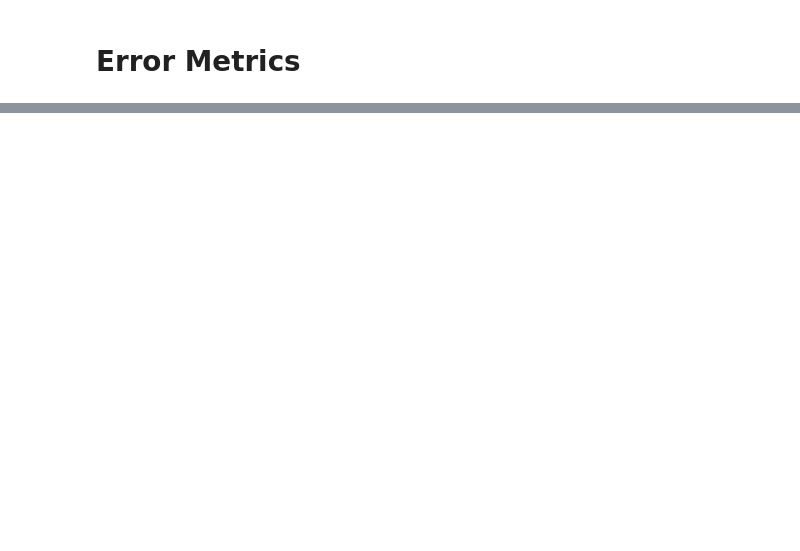
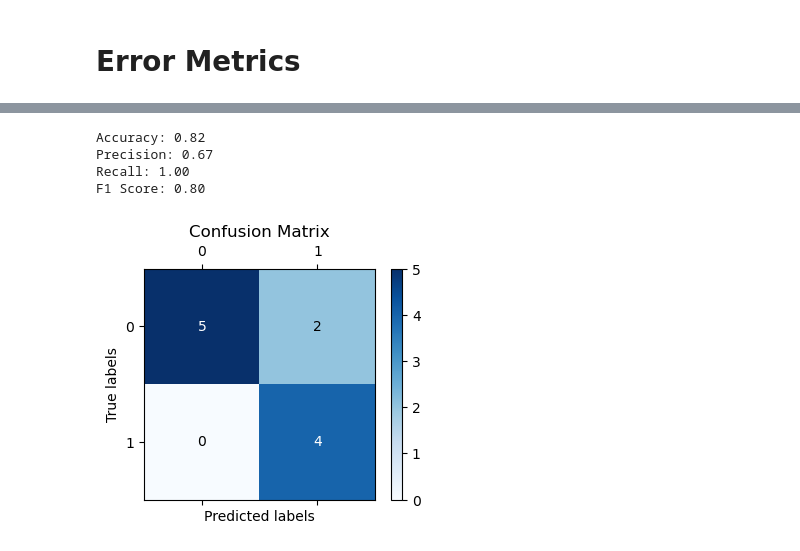
Before and after one commit to Jordanbarker/jordanbarker.github.io, a Jupyter notebook: Jupyter_Notebooks/ErrorMetrics.ipynb, the cells around one changed output, grey strips where cells are left out. Cells and saved outputs as stored; diff of their text form; code cells hidden in the pictures; blank space fills up the shorter version.

```diff
--- a/Jupyter_Notebooks/ErrorMetrics.ipynb
+++ b/Jupyter_Notebooks/ErrorMetrics.ipynb
@@ -50,0 +112,39 @@ df
+# %%
+import numpy as np
+import matplotlib.pyplot as plt
+from sklearn.metrics import confusion_matrix, accuracy_score, precision_score, recall_score, f1_score
+
+def eval_classification_perf(y_true, y_pred):
+    accuracy = accuracy_score(y_true, y_pred)
+    precision = precision_score(y_true, y_pred)
+    recall = recall_score(y_true, y_pred)
+    f1 = f1_score(y_true, y_pred)
+
+    print(f'Accuracy: {accuracy:.2f}')
+    print(f'Precision: {precision:.2f}')
+    print(f'Recall: {recall:.2f}')
+    print(f'F1 Score: {f1:.2f}')
+
+    # Plot confusion matrix
+    cm = confusion_matrix(y_true, y_pred)
+    fig, ax = plt.subplots(figsize=(4, 3))
+    cax = ax.matshow(cm, cmap='Blues')
+    plt.colorbar(cax)
+    ax.set_xticks([0, 1])
+    ax.set_yticks([0, 1])
+    ax.set_xticklabels([0, 1])
+    ax.set_yticklabels([0, 1])
+
+    # Choose text color based on the background
+    threshold = cm.max() / 2.
+    for i in range(cm.shape[0]):
+        for j in range(cm.shape[1]):
+            color = "white" if cm[i, j] > threshold else "black"
+            ax.text(j, i, format(cm[i, j], 'd'),
+                    ha="center", va="center",
+                    color=color)
+
+    ax.set_xlabel('Predicted labels')
+    ax.set_ylabel('True labels')
+    plt.title('Confusion Matrix')
+    plt.show()
@@ -50,0 +156,11 @@ df
+# %%
+y_true = [1, 1, 1, 1, 0, 0, 0, 0, 0, 0, 0]
+y_pred = [1, 1, 1, 1, 0, 0, 0, 0, 0, 1, 1]
+
+eval_classification_perf(y_true, y_pred)
+# %% [output]
+Accuracy: 0.82
+Precision: 0.67
+Recall: 1.00
+F1 Score: 0.80
+[figure, added]
```
Also changed, not shown: parts of 10 cells of this notebook.
